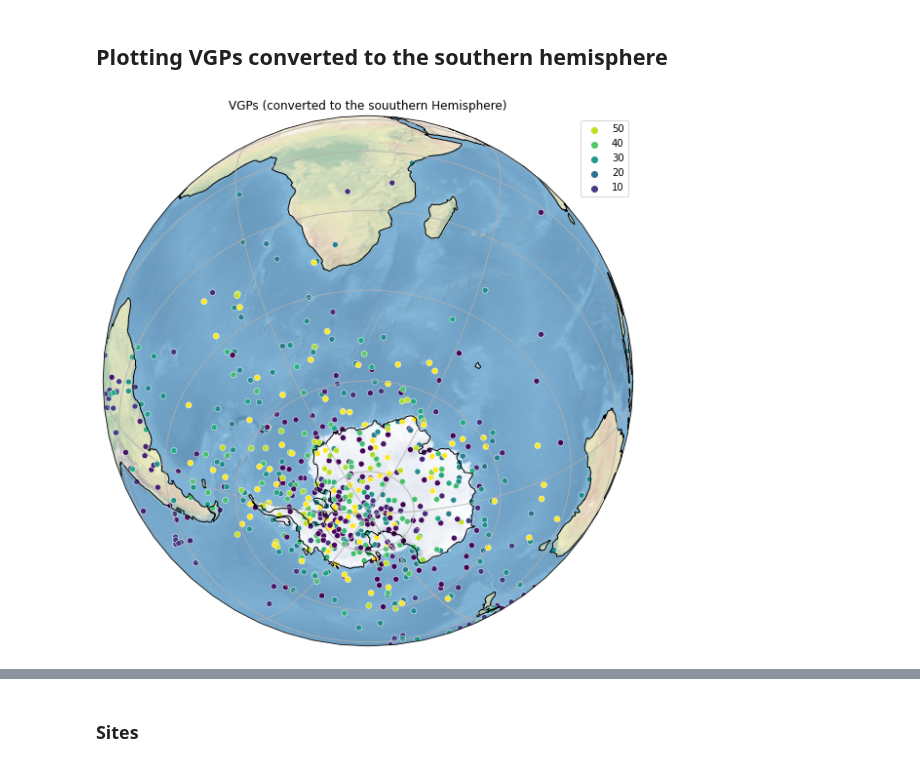
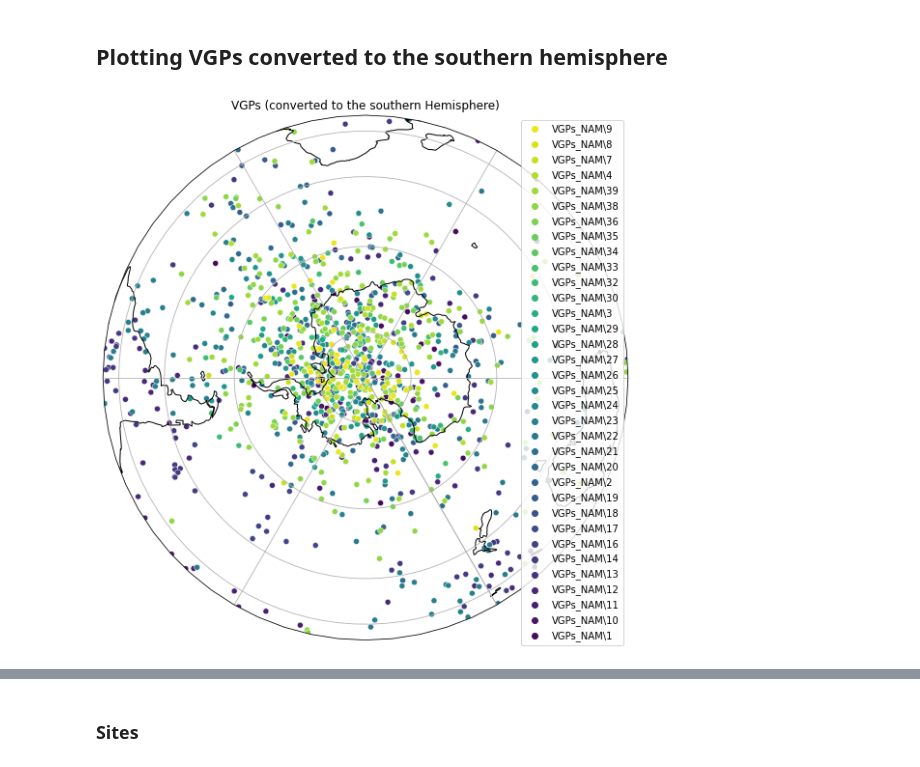
Before and after one commit to bramvaes/Young_CEED_2.0, a Jupyter notebook: Data_read.ipynb, the cells around one changed output, grey strips where cells are left out. Saved outputs shown, nothing was run; the diff lists cells and outputs as text; code cells hidden in the pictures.

```diff
--- a/Data_read.ipynb
+++ b/Data_read.ipynb
@@ -122,21 +122,21 @@ poles_from_vgps
 # %%
 fig = plt.figure(figsize=(20,10))
 
-proj = ccrs.Orthographic(30, -60) #Robinson()
+proj = ccrs.Orthographic(30, -90) #Robinson()
 
 ax = plt.axes(projection=proj)
 ax.coastlines()
-ax.stock_img()
+#ax.stock_img()
 ax.gridlines()
 
 sns.scatterplot(x = df['vgp_lon_SH'], y = df['vgp_lat_SH'],
-                hue = df['age'], sizes=(20, 100),
+                hue = df['pole_id'], sizes=(20, 100),
                 palette="viridis",
                 transform = ccrs.PlateCarree())
 
 handles, labels = ax.get_legend_handles_labels()
 ax.legend(reversed(handles), reversed(labels))
 plt.title('VGPs (converted to the southern Hemisphere)')
 plt.show()
 # %% [output]
-[figure, old version]
+[figure, new version]
```
Also changed, not shown: parts of 4 cells of this notebook.
